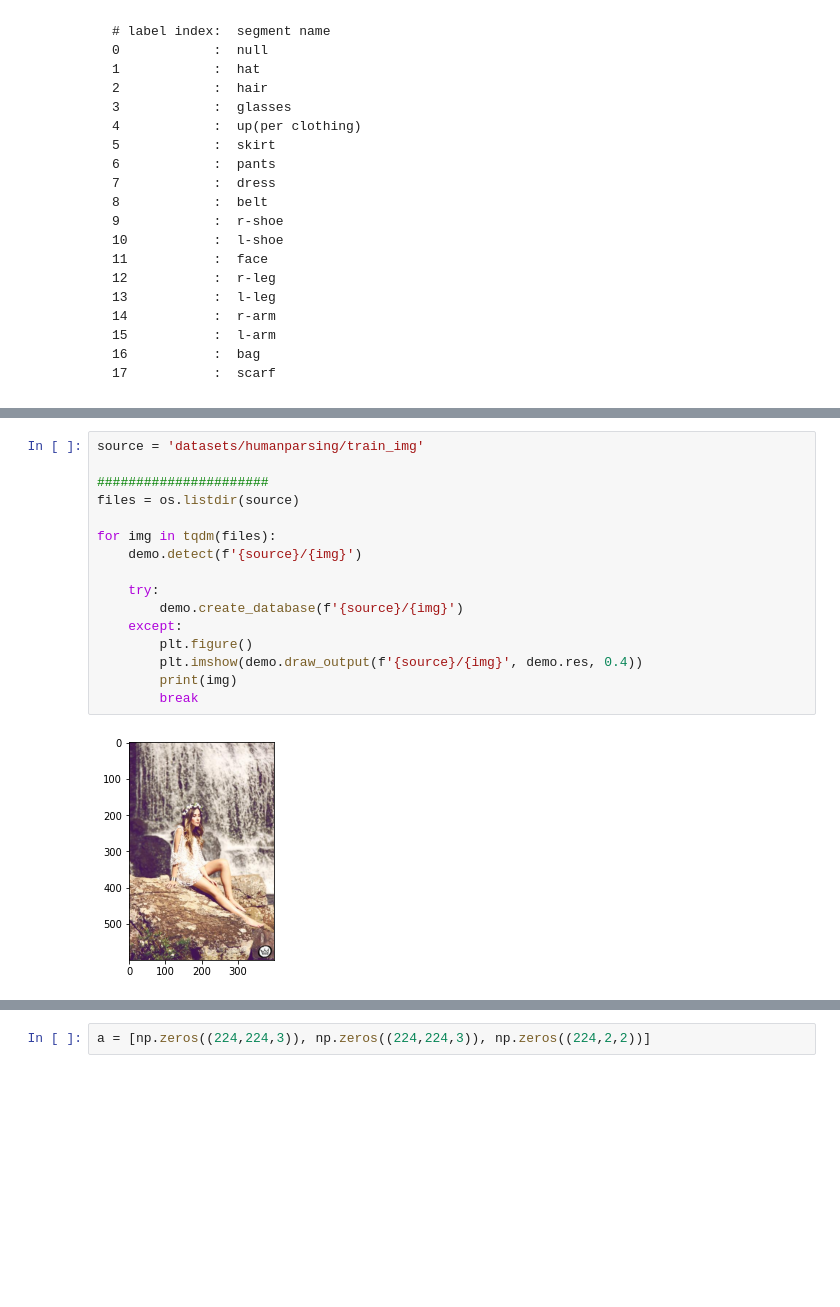
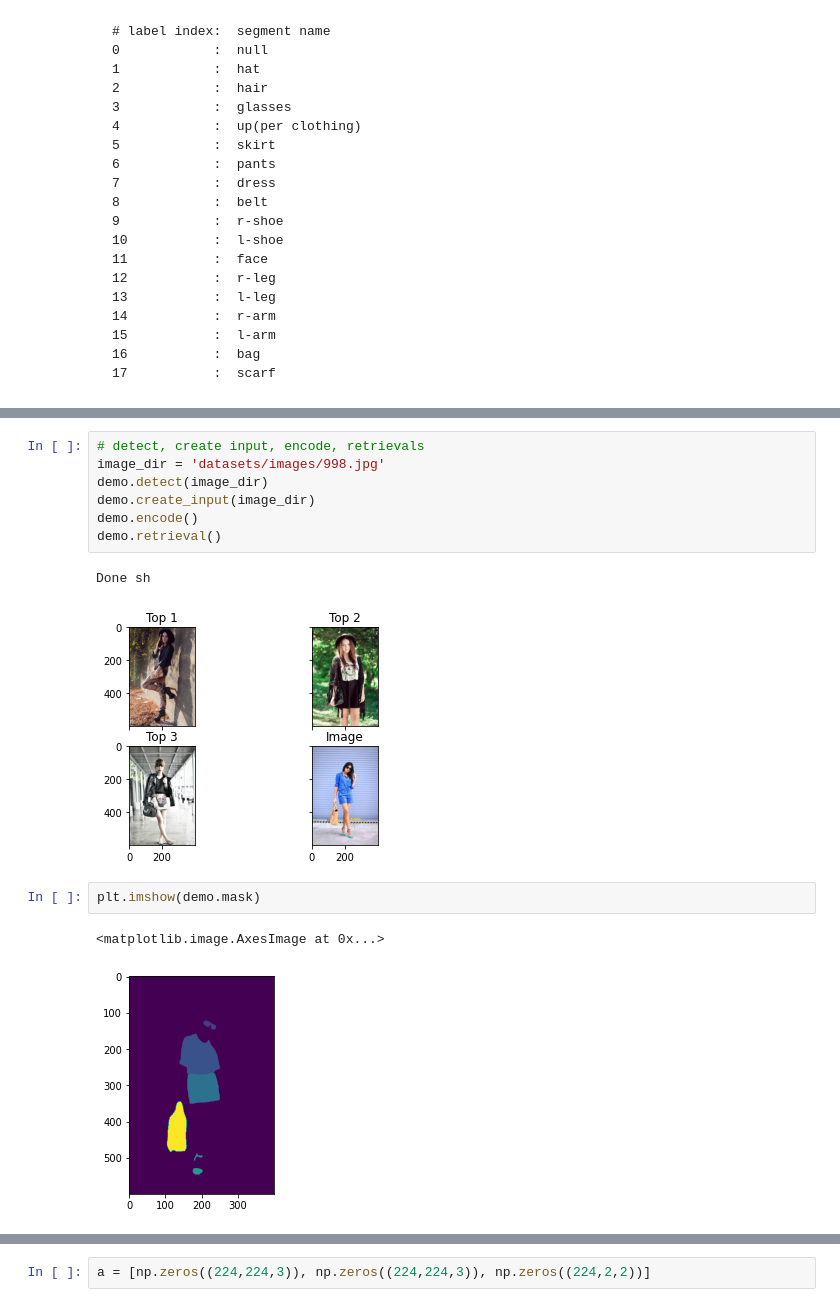
Before and after one commit to ntg2208/SC_FashionPlus, a Jupyter notebook: retrieval.ipynb, the cells around one changed output, grey strips where cells are left out. Cells and saved outputs as stored; diff of their text form; blank space fills up the shorter version.

Commit message:
test on 2 encoder: retrained and pretrained

```diff
--- a/retrieval.ipynb
+++ b/retrieval.ipynb
@@ -156,21 +239,18 @@ demo = Retrieval()
 print('Initialized')
 # %% [output]
 Initialized
-# %%
-source = 'datasets/humanparsing/train_img'
-
-######################
-files = os.listdir(source)
-
-for img in tqdm(files):
-    demo.detect(f'{source}/{img}')
-
-    try:
-        demo.create_database(f'{source}/{img}')
-    except:
-        plt.figure()
-        plt.imshow(demo.draw_output(f'{source}/{img}', demo.res, 0.4))
-        print(img)
-        break
-# %% [output]
-[figure, removed]
+# %%
+# detect, create input, encode, retrievals
+image_dir = 'datasets/images/998.jpg'
+demo.detect(image_dir)
+demo.create_input(image_dir)
+demo.encode()
+demo.retrieval()
+# %% [output]
+Done sh
+[figure, added]
+# %%
+plt.imshow(demo.mask)
+# %% [output]
+<matplotlib.image.AxesImage at 0x...>
+[figure, added]
```
Also changed, not shown: parts of 30 cells of this notebook, 5 other files.
